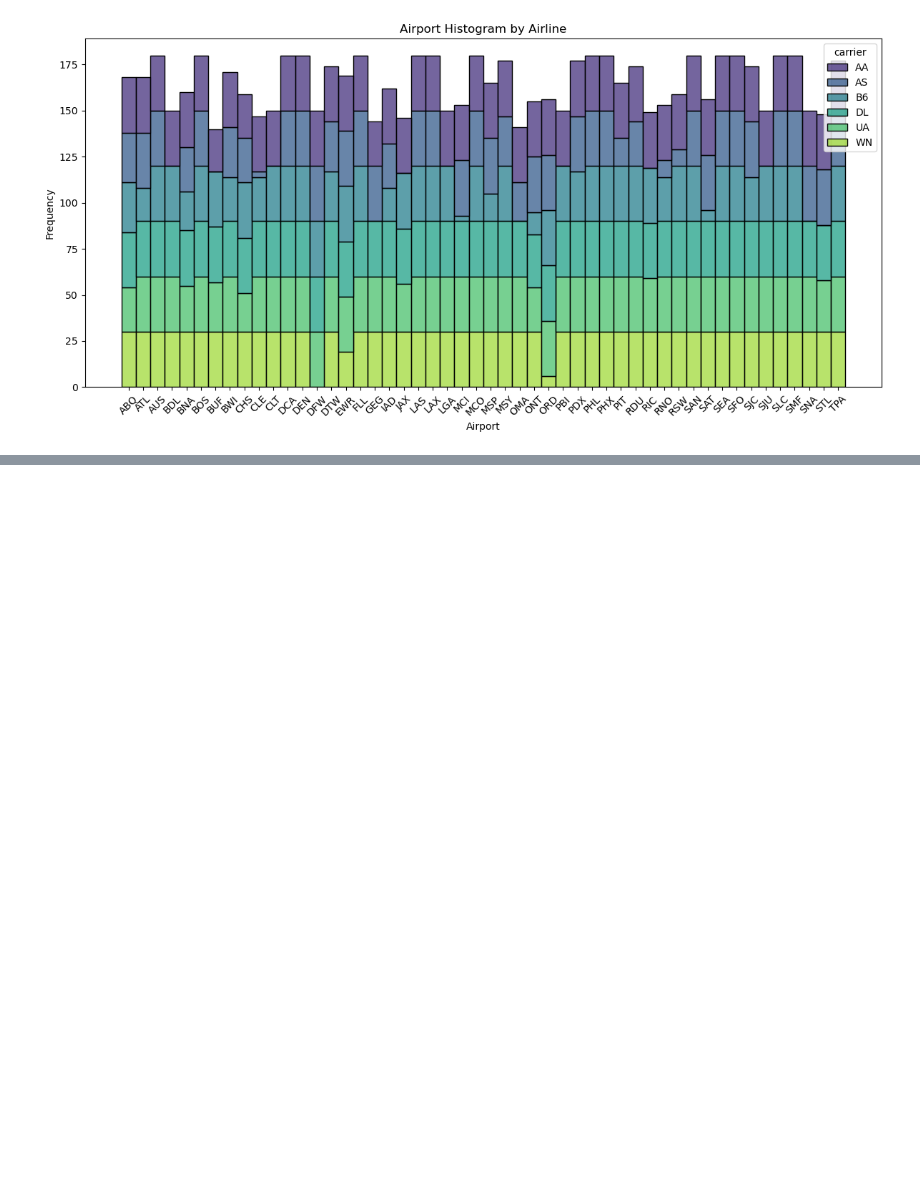
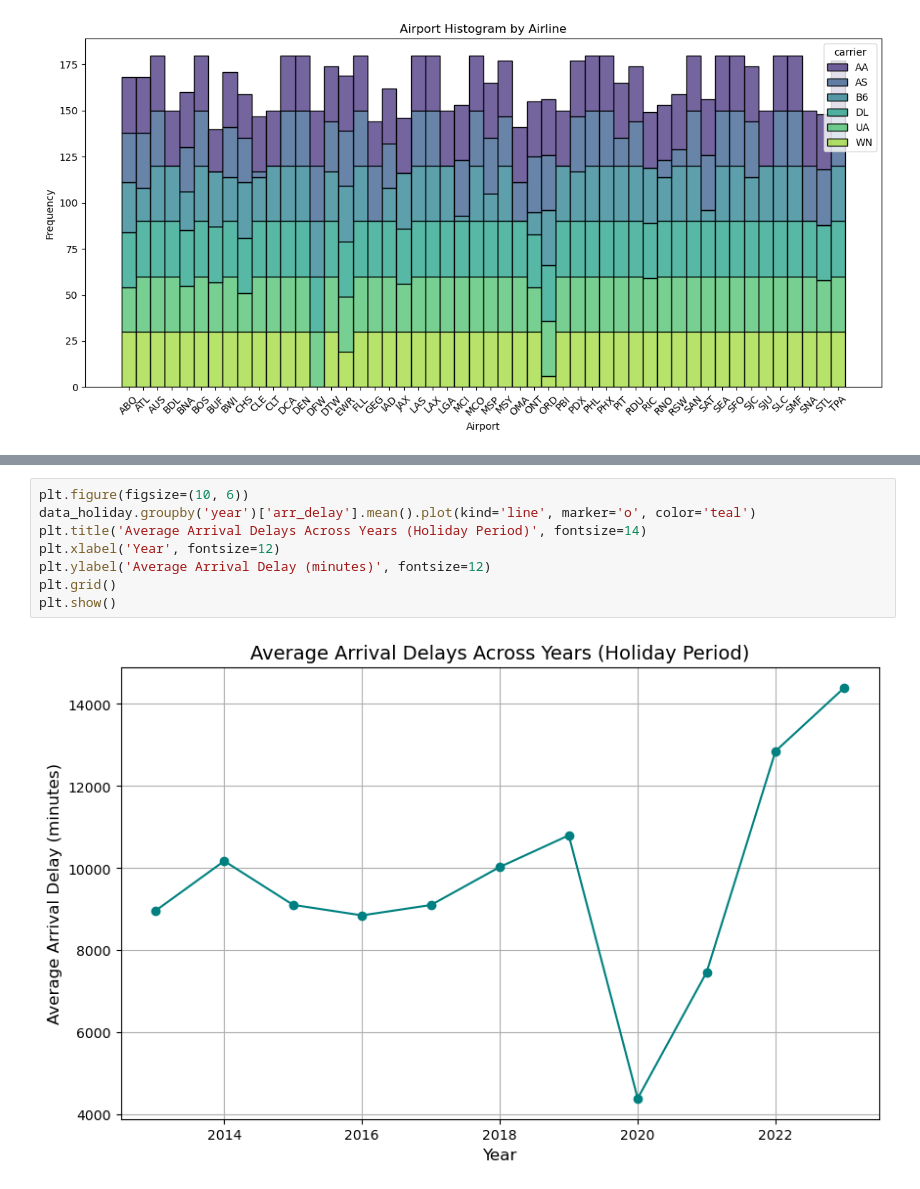
Before and after one commit to lingyuehao/Data_Dawgs, a Jupyter notebook: Data-Dawgs.ipynb, the cells around one changed output, grey strips where cells are left out. Drawn from its saved outputs; the diff is of its cells as text; blank space fills up the shorter version.

Commit message:
adding 4.exploratory data anslysis

```diff
--- a/Data-Dawgs.ipynb
+++ b/Data-Dawgs.ipynb
@@ -523,0 +551,10 @@ Name: count, dtype: int64
+# %%
+plt.figure(figsize=(10, 6))
+data_holiday.groupby('year')['arr_delay'].mean().plot(kind='line', marker='o', color='teal')
+plt.title('Average Arrival Delays Across Years (Holiday Period)', fontsize=14)
+plt.xlabel('Year', fontsize=12)
+plt.ylabel('Average Arrival Delay (minutes)', fontsize=12)
+plt.grid()
+plt.show()
+# %% [output]
+[figure, added]
```
Also changed, not shown: parts of 9 cells of this notebook.
